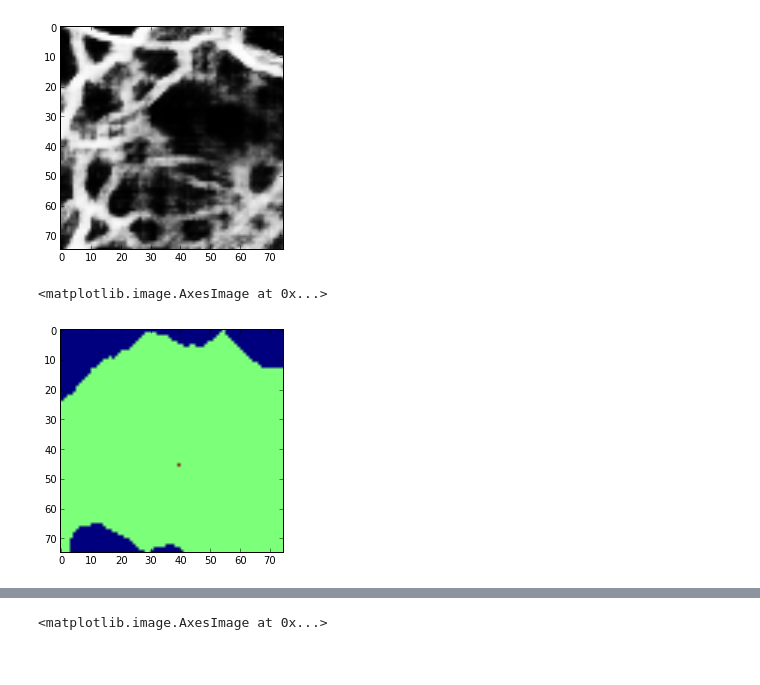
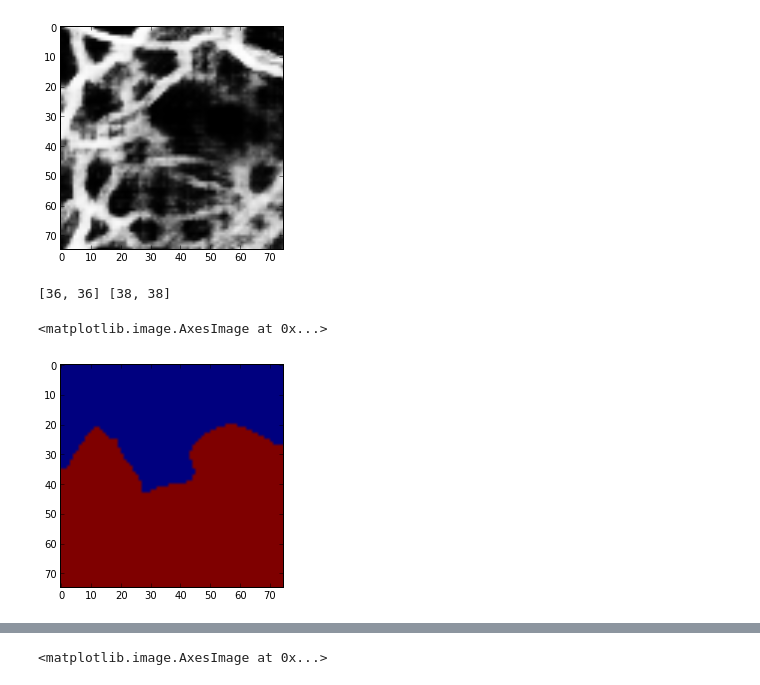
Before and after one commit to VCG/em-quality-metric, a Jupyter notebook: Code/create_merge_splits.ipynb, the cells around one changed output, grey strips where cells are left out. Drawn from its saved outputs; the diff is of its cells as text; code cells hidden in the pictures.

```diff
--- a/Code/create_merge_splits.ipynb
+++ b/Code/create_merge_splits.ipynb
@@ -106,42 +106,51 @@ imshow(masked_prob, cmap='gray')
 <matplotlib.image.AxesImage at 0x...>
 [figure]
 # %%
-g_image = mh.gaussian_filter(masked_image, 3.5)
+g_image = mh.gaussian_filter(patch_image, 3.5)
 
 grad_x = np.gradient(g_image)[0]
 grad_y = np.gradient(g_image)[1]
 grad = np.sqrt(np.add(grad_x*grad_x, grad_y*grad_y))
 #grad = np.add(np.abs(grad_x), np.abs(grad_y))
 grad -= grad.min()
 grad /= (grad.max() - grad.min())
-# grad *= 255
-# grad = grad.astype(np.uint8)
-# grad[25:45,25:45] = 255
+grad *= 255
+grad = grad.astype(np.uint8)
+# grad[35:45,35:45] = 0
 # grad[35,35] = -1000000
 #imshow(grad)
 
-# we need 4 labels as output
-max_label = 0
-#while max_label!=3:
 
 coords = zip(*np.where(patch==1))
 
-seed1 = random.choice(coords)
-seed2 = random.choice(coords)
-seed1 = (30,36)
-masked_prob[37:38,37:38] = 10000;
-seed2 = (45,39)
+#directions
+directions = []
+# directions.append(([0,0], [74,74])) # top left to bottom right
+# directions.append(([74,0], [0,74])) # bottom left to top right
+# directions.append(([0,37], [-1,37])) # top middle to bottom middle
+# directions.append(([37,0], [37,-1])) # left middle to right middle
+directions.append(([36,36],[38,38]))
+# directions.append(([38,38],[36,36]))
+# directions.append(([36,37],[38,37]))
+# directions.append(([37,36],[37,38]))
+random_seeds = random.choice(directions)
+seed1 = random_seeds[0]
+seed2 = random_seeds[1]
+print seed1, seed2
 seeds = np.zeros(patch.shape, dtype=np.uint64)
-seeds[seed1] = 1
-seeds[seed2] = 2
 
-# for i in range(8):
-#     seeds = mh.dilate(seeds)
 
-ws = mh.cwatershed(masked_prob, seeds)
-ws[patch==0] = 0
+seeds[seed1[0]-20,seed1[1]-20] = 1
+seeds[seed2[0]+20, seed2[0]+20] = 2
+# seeds[37,37] = 3
+for i in range(8):
+    seeds = mh.dilate(seeds)
+
+ws = mh.cwatershed(grad, seeds)
+# ws[patch==0] = 0
 
 imshow(ws)
 # %% [output]
-<matplotlib.image.AxesImage at 0x...>
+[36, 36] [38, 38]
+<matplotlib.image.AxesImage at 0x...>
-[figure, old version]
+[figure, new version]
```
Also changed, not shown: parts of 33 cells of this notebook, 51 other files.
